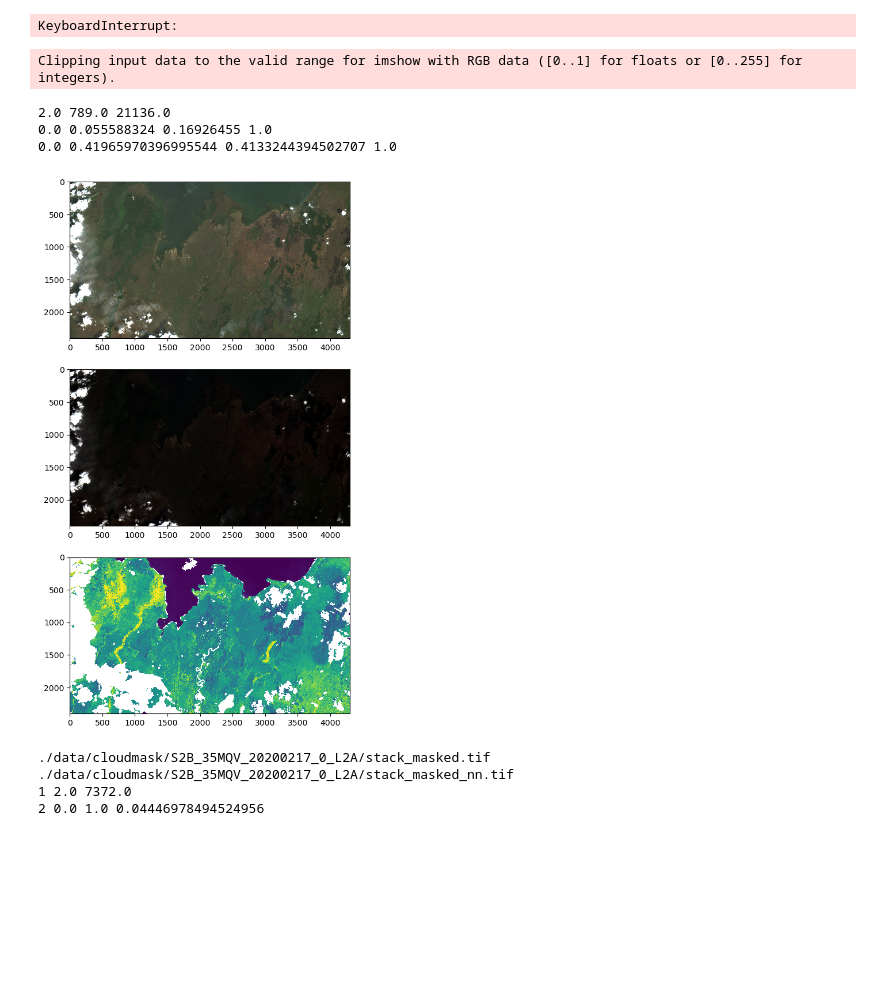
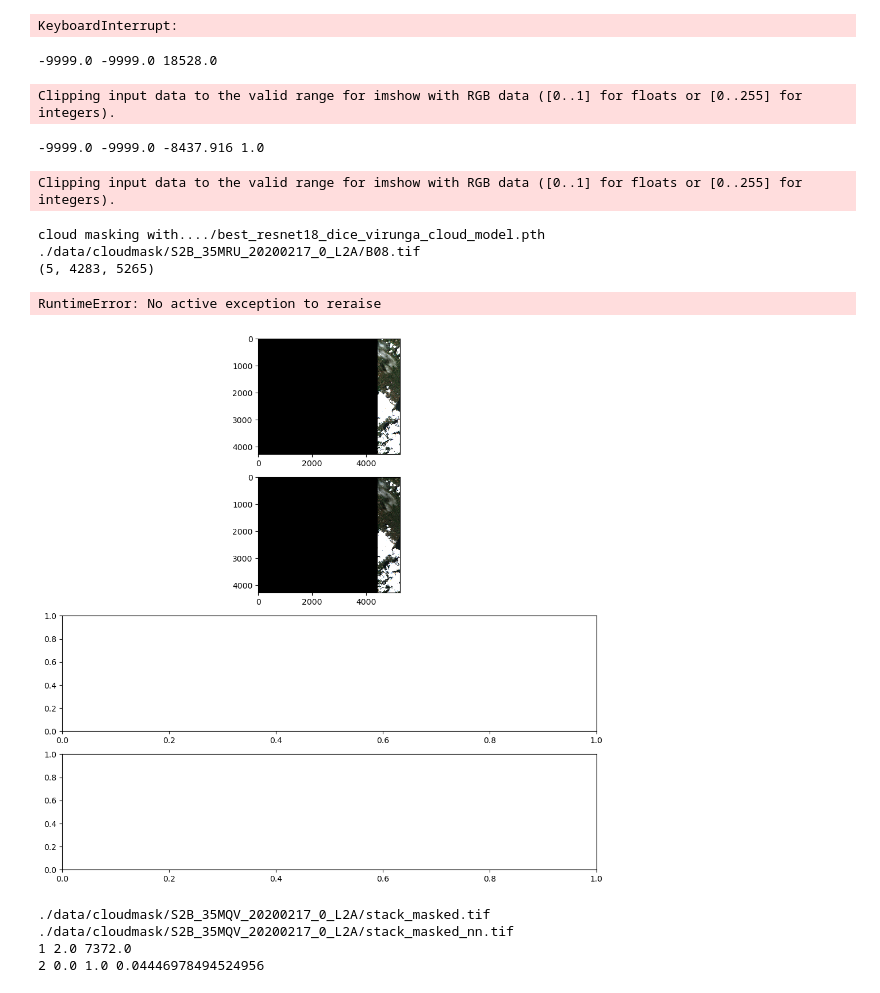
Before and after one commit to caseyslaught/smartcarte-containers, a Jupyter notebook: notebooks/src/TestingCloudMasking.ipynb, the cells around one changed output. Saved outputs shown, nothing was run; the diff lists cells and outputs as text; code cells hidden in the pictures; blank space fills up the shorter version.

```diff
--- a/notebooks/src/TestingCloudMasking.ipynb
+++ b/notebooks/src/TestingCloudMasking.ipynb
@@ -2,8 +2,8 @@
 from pystac import ItemCollection
 from pystac_client import Client
 
-bbox = [29.242740, -0.807347, 29.629208, -0.591585]
-#bbox = [29.296298, -1.582263, 29.769293, -1.197520]
+#bbox = [29.242740, -0.807347, 29.629208, -0.591585]
+bbox = [29.296298, -1.582263, 29.769293, -1.197520]
 
 max_cloud_cover = 50
 stac_date_format = '%Y-%m-%dT%H:%M:%SZ'
@@ -26,7 +26,7 @@ search = client.search(
 print(f"{search.matched()} items found")
 
 # limit number of images per Sentinel grid square
-limit = 2
+limit = 1
 items, items_count = [], {}
 for item in list(search.items()):
     square = item.properties['sentinel:grid_square']
@@ -60,2 +136,15 @@ merged_scenes = download_collection(collection, bbox, S2_BANDS_TIFF_ORDER, dst_d
 # %%
+from common.utilities.visualization import plot_bands
+
+# stack_tif_path = "./data/cloudmask/S2B_35MQV_20200217_0_L2A/stack_masked.tif"
+#stack_tif_path = "./data/cloudmask/S2B_35MQU_20200217_0_L2A/stack_merged_and_masked.tif"
+# stack_tif_path = "./data/cloudmask/S2A_35MRU_20200212_0_L2A/stack_masked.tif"
+stack_tif_path = "./data/cloudmask/S2B_35MRU_20200217_0_L2A/stack_merged_and_masked.tif"
+
+with rasterio.open(stack_tif_path) as src:
+    print(src.count)
+    data = src.read()
+    print(data.shape)
+
+plot_bands(data, bands=[2, 1, 0], transpose=True)
 # %% [output]
@@ -98,46 +190,58 @@ KeyboardInterrupt:
 # %%
 %reload_ext autoreload
 %autoreload 2
 
+import matplotlib.pyplot as plt
+import numpy as np
+import rasterio
 
-from common.utilities.imagery import normalize_tif, normalize_3d_array
-from common.utilities.masking import apply_cloud_mask, apply_nn_cloud_mask
+import common.utilities.imagery as imagery
+import common.utilities.masking as masking
+import common.utilities.visualization as visualization
 
-
-scene = "S2A_35MQV_20200212_0_L2A" # S2A_35MQV_20200212_0_L2A, S2B_35MQV_20200217_0_L2A, S2A_35MQU_20200212_0_L2A
+scene = "S2B_35MRU_20200217_0_L2A" # S2A_35MQV_20200212_0_L2A, S2B_35MQV_20200217_0_L2A, S2A_35MQU_20200212_0_L2A, S2B_35MRU_20200217_0_L2A
 stack_tif_path = f"./data/cloudmask/{scene}/stack.tif"
 norm_tif_path = f"./data/cloudmask/{scene}/stack_norm.tif"
 nn_masked_tif_path = f"./data/cloudmask/{scene}/stack_masked_nn.tif"
+nir_tif_path = f'./data/cloudmask/{scene}/B08.tif'
 
 
-fig, (ax1, ax2, ax3) = plt.subplots(3, 1, figsize=(12, 12))
+model_path = "./best_resnet18_dice_virunga_cloud_model.pth"
+
+fig, (ax1, ax2, ax3, ax4) = plt.subplots(4, 1, figsize=(12, 12))
 
 with rasterio.open(stack_tif_path) as src:
     data = src.read()
     print(np.min(data), np.median(data), np.max(data))
-    plot_bands(data / 3000, bands=[2, 1, 0], ax=ax1, transpose=True)
+    visualization.plot_bands(data / 3000, bands=[2, 1, 0], ax=ax1, transpose=True)
 
-normalize_tif(stack_tif_path, dst_path=norm_tif_path)
+imagery.normalize_tif(stack_tif_path, dst_path=norm_tif_path)
 
 with rasterio.open(norm_tif_path) as src:
     data = src.read()
     print(np.min(data), np.median(data), np.mean(data), np.max(data))
-    plot_bands(data, bands=[2, 1, 0], ax=ax2, transpose=True)
+    visualization.plot_bands(data, bands=[2, 1, 0], ax=ax2, transpose=True)
 
 meta = {'AZIMUTH_ANGLE': 114.781184935592, 'ZENITH_ANGLE': 28.8703779324312}
-apply_nn_cloud_mask(norm_tif_path, meta, nn_masked_tif_path)
+masking.apply_nn_cloud_mask(norm_tif_path, meta, nn_masked_tif_path, model_path)
 
 with rasterio.open(nn_masked_tif_path) as src:
     data = src.read(masked=True)
-    data = normalize_3d_array(data)
     print(np.min(data), np.ma.median(data), np.mean(data), np.max(data))
-    plot_bands(data, bands=3, ax=ax3, cmap='viridis')
+    visualization.plot_bands(data, bands=3, ax=ax3, transpose=True, cmap='viridis')
+
+with rasterio.open(nir_tif_path) as src:
+    ax4.imshow(src.read(1))
 # %% [output]
-Clipping input data to the valid range for imshow with RGB data ([0..1] for floats or [0..255] for integers).
+-9999.0 -9999.0 18528.0
-2.0 789.0 21136.0
-0.0 0.055588324 0.16926455 1.0
-0.0 0.41965970396995544 0.4133244394502707 1.0
+Clipping input data to the valid range for imshow with RGB data ([0..1] for floats or [0..255] for integers).
+-9999.0 -9999.0 -8437.916 1.0
+Clipping input data to the valid range for imshow with RGB data ([0..1] for floats or [0..255] for integers).
+cloud masking with..../best_resnet18_dice_virunga_cloud_model.pth
+./data/cloudmask/S2B_35MRU_20200217_0_L2A/B08.tif
+(5, 4283, 5265)
+RuntimeError: No active exception to reraise
-[figure, old version]
+[figure, new version]
 # %%
 import matplotlib.pyplot as plt
 import numpy as np
```
Also changed, not shown: parts of 5 cells of this notebook, 6 other files.
